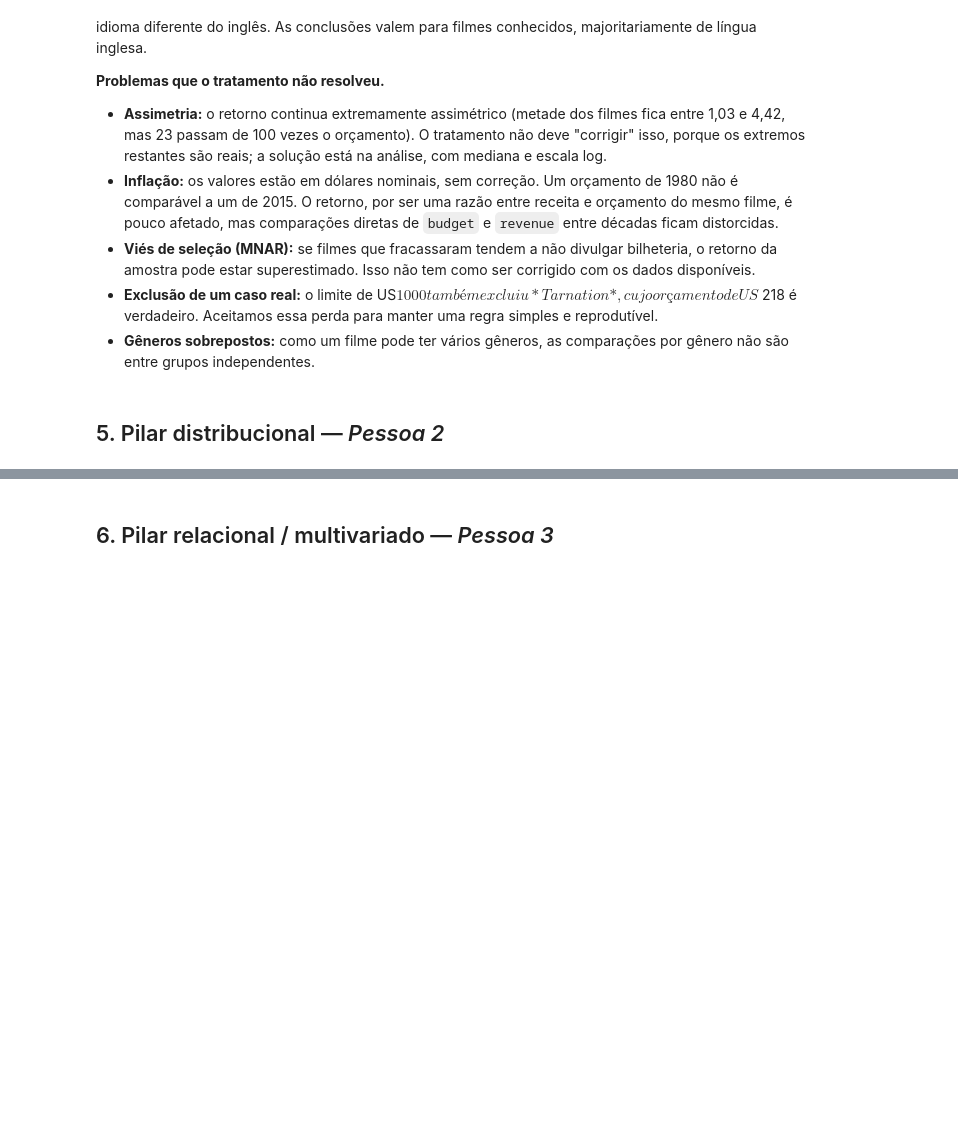
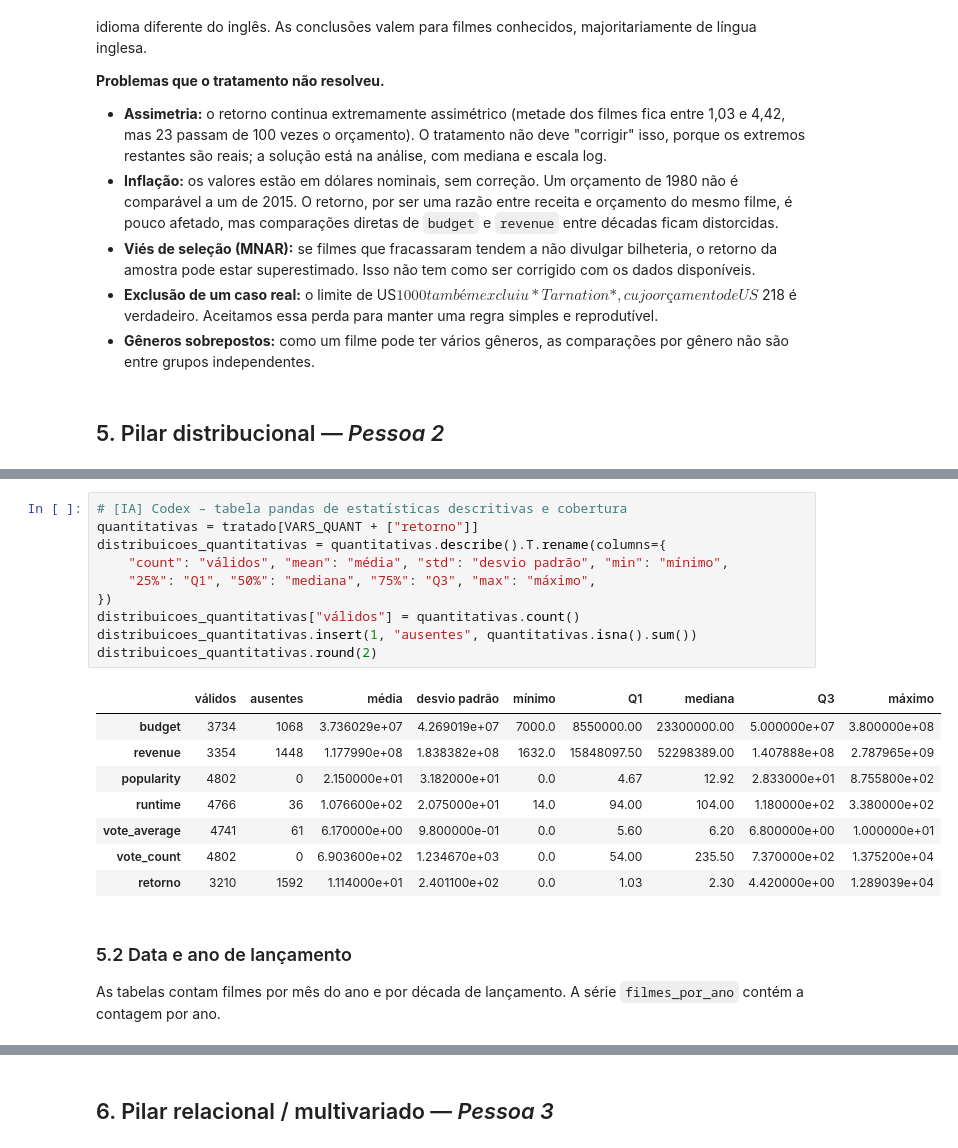
Before and after one commit to raulferraz85/Projeto-AVD, a Jupyter notebook: src/parte_especifica/eda.ipynb, the cells around one changed output, grey strips where cells are left out. Drawn from its saved outputs; the diff is of its cells as text; blank space fills up the shorter version.

```diff
--- a/src/parte_especifica/eda.ipynb
+++ b/src/parte_especifica/eda.ipynb
@@ -475,0 +480,23 @@ As duas medidas subiram porque os zeros puxavam os valores para baixo sem repres
+# %%
+# [IA] Codex – tabela pandas de estatísticas descritivas e cobertura
+quantitativas = tratado[VARS_QUANT + ["retorno"]]
+distribuicoes_quantitativas = quantitativas.describe().T.rename(columns={
+    "count": "válidos", "mean": "média", "std": "desvio padrão", "min": "mínimo",
+    "25%": "Q1", "50%": "mediana", "75%": "Q3", "max": "máximo",
+})
+distribuicoes_quantitativas["válidos"] = quantitativas.count()
+distribuicoes_quantitativas.insert(1, "ausentes", quantitativas.isna().sum())
+distribuicoes_quantitativas.round(2)
+# %% [output]
+|  | válidos | ausentes | média | desvio padrão | mínimo | Q1 | mediana | Q3 | máximo |
+| budget | 3734 | 1068 | 3.736029e+07 | 4.269019e+07 | 7000.0 | 8550000.00 | 23300000.00 | 5.000000e+07 | 3.800000e+08 |
+| revenue | 3354 | 1448 | 1.177990e+08 | 1.838382e+08 | 1632.0 | 15848097.50 | 52298389.00 | 1.407888e+08 | 2.787965e+09 |
+| popularity | 4802 | 0 | 2.150000e+01 | 3.182000e+01 | 0.0 | 4.67 | 12.92 | 2.833000e+01 | 8.755800e+02 |
+| runtime | 4766 | 36 | 1.076600e+02 | 2.075000e+01 | 14.0 | 94.00 | 104.00 | 1.180000e+02 | 3.380000e+02 |
+| vote_average | 4741 | 61 | 6.170000e+00 | 9.800000e-01 | 0.0 | 5.60 | 6.20 | 6.800000e+00 | 1.000000e+01 |
+| vote_count | 4802 | 0 | 6.903600e+02 | 1.234670e+03 | 0.0 | 54.00 | 235.50 | 7.370000e+02 | 1.375200e+04 |
+| retorno | 3210 | 1592 | 1.114000e+01 | 2.401100e+02 | 0.0 | 1.03 | 2.30 | 4.420000e+00 | 1.289039e+04 |
+# %% [markdown]
+### 5.2 Data e ano de lançamento
+
+As tabelas contam filmes por mês do ano e por década de lançamento. A série `filmes_por_ano` contém a contagem por ano.
```
Also changed, not shown: parts of 13 cells of this notebook, 2 other files.
